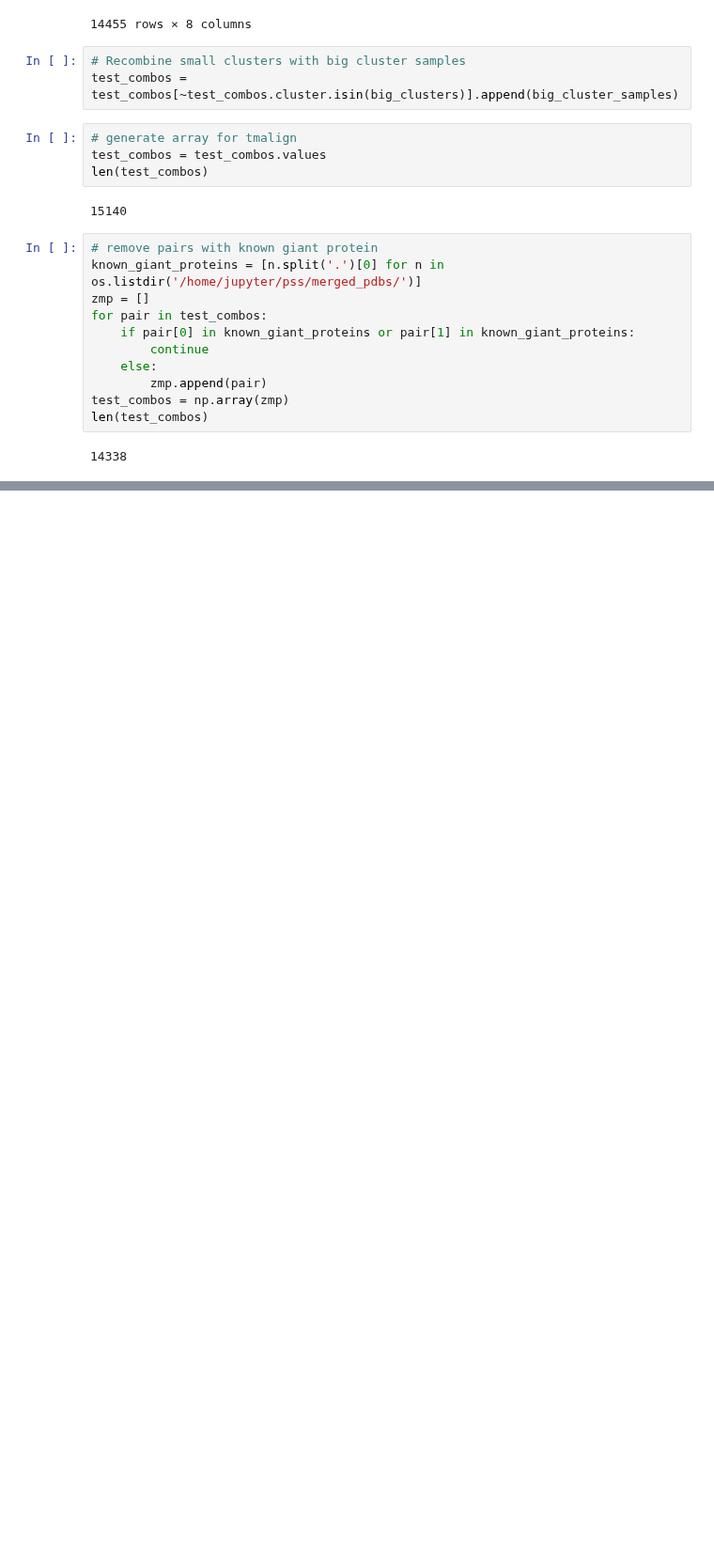
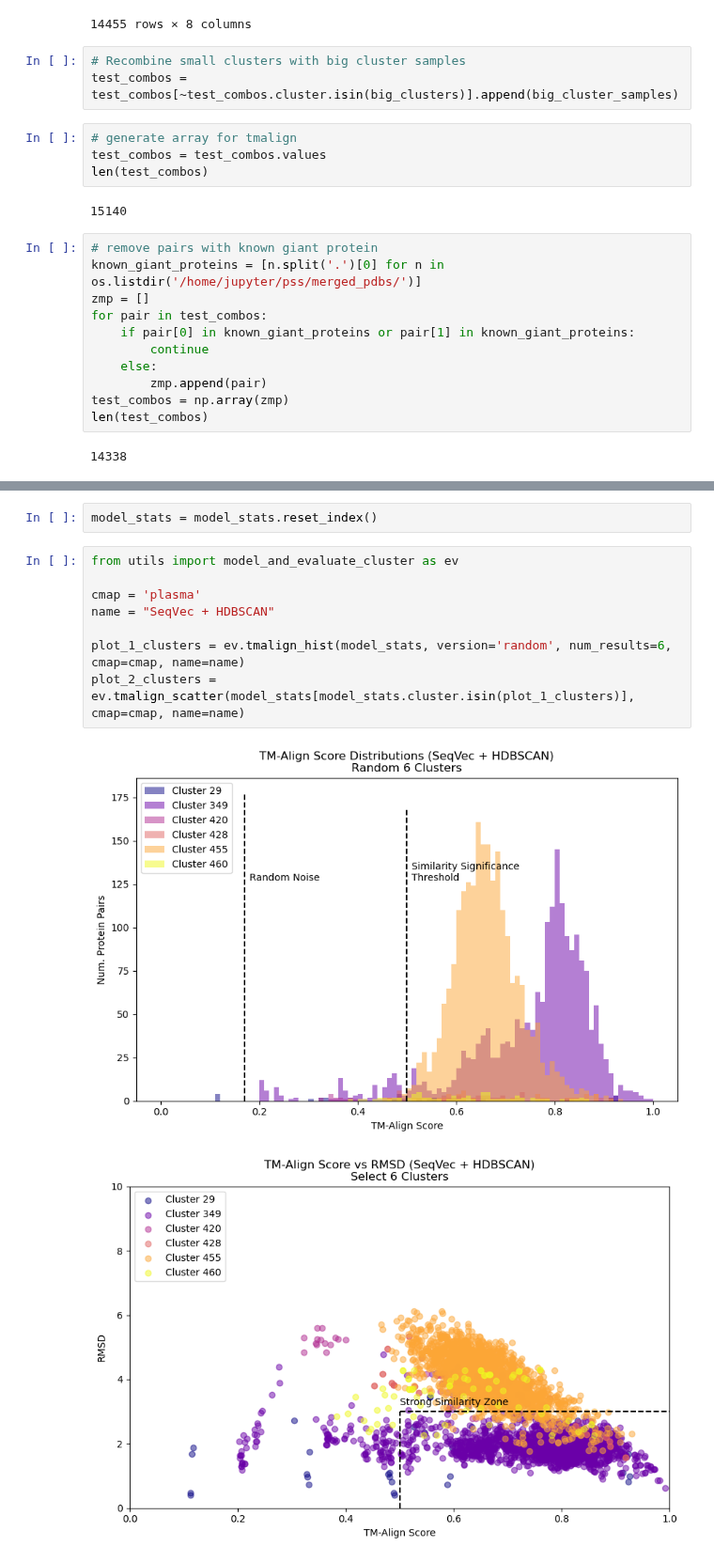
Before and after one commit to dptrsa-300/pss, a Jupyter notebook: explore_tmalign_stats.ipynb, the cells around one changed output, grey strips where cells are left out. Shown at 94% size. Cells and saved outputs as stored; diff of their text form; blank space fills up the shorter version.

```diff
--- a/explore_tmalign_stats.ipynb
+++ b/explore_tmalign_stats.ipynb
@@ -265,0 +280,13 @@ res.sample(10)
+# %%
+model_stats = model_stats.reset_index()
+# %%
+from utils import model_and_evaluate_cluster as ev
+
+cmap = 'plasma'
+name = "SeqVec + HDBSCAN"
+
+plot_1_clusters = ev.tmalign_hist(model_stats, version='random', num_results=6, cmap=cmap, name=name)
+plot_2_clusters = ev.tmalign_scatter(model_stats[model_stats.cluster.isin(plot_1_clusters)], cmap=cmap, name=name)
+# %% [output]
+[figure, added]
+[figure, added]
```
Also changed, not shown: parts of 3 cells of this notebook, 3 other files.
